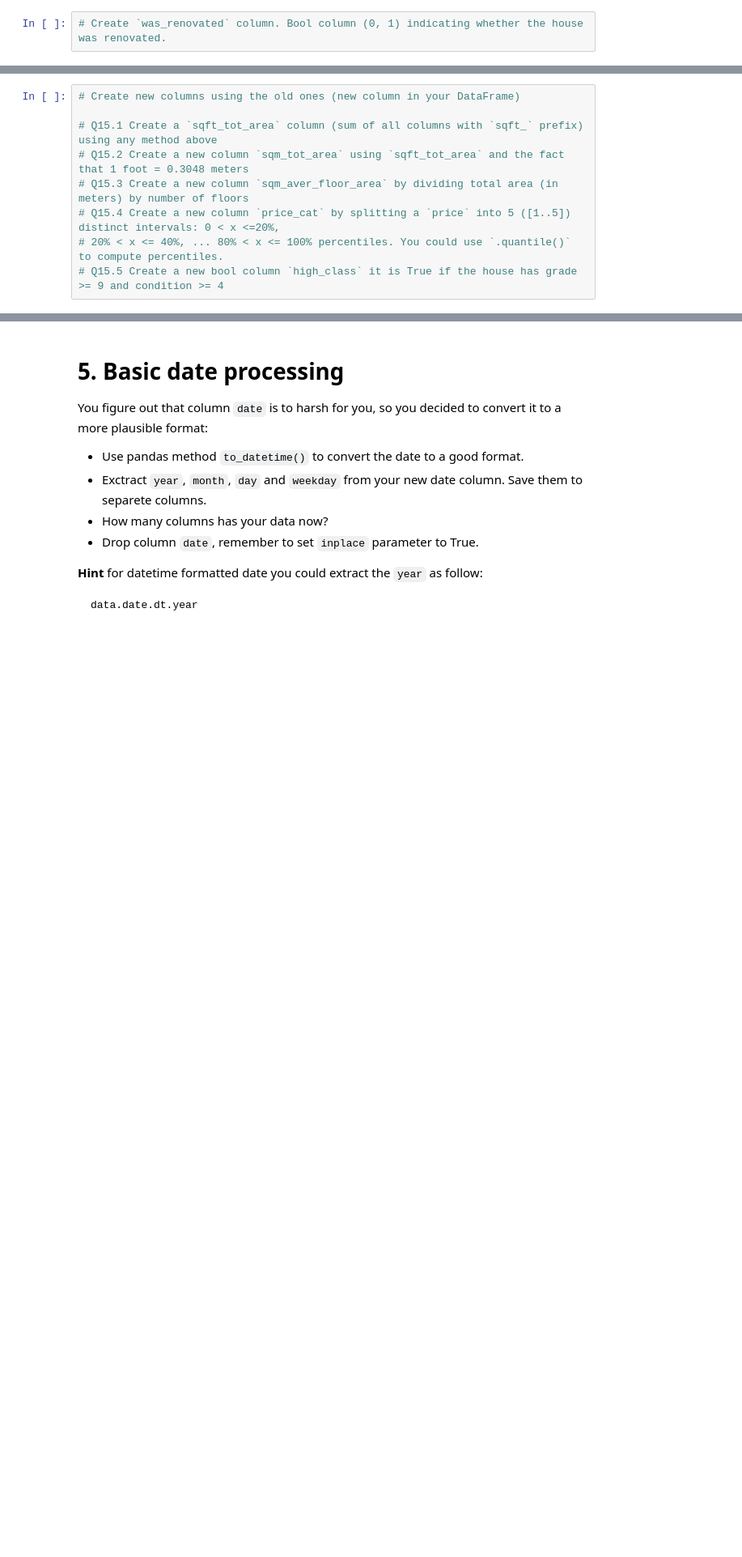
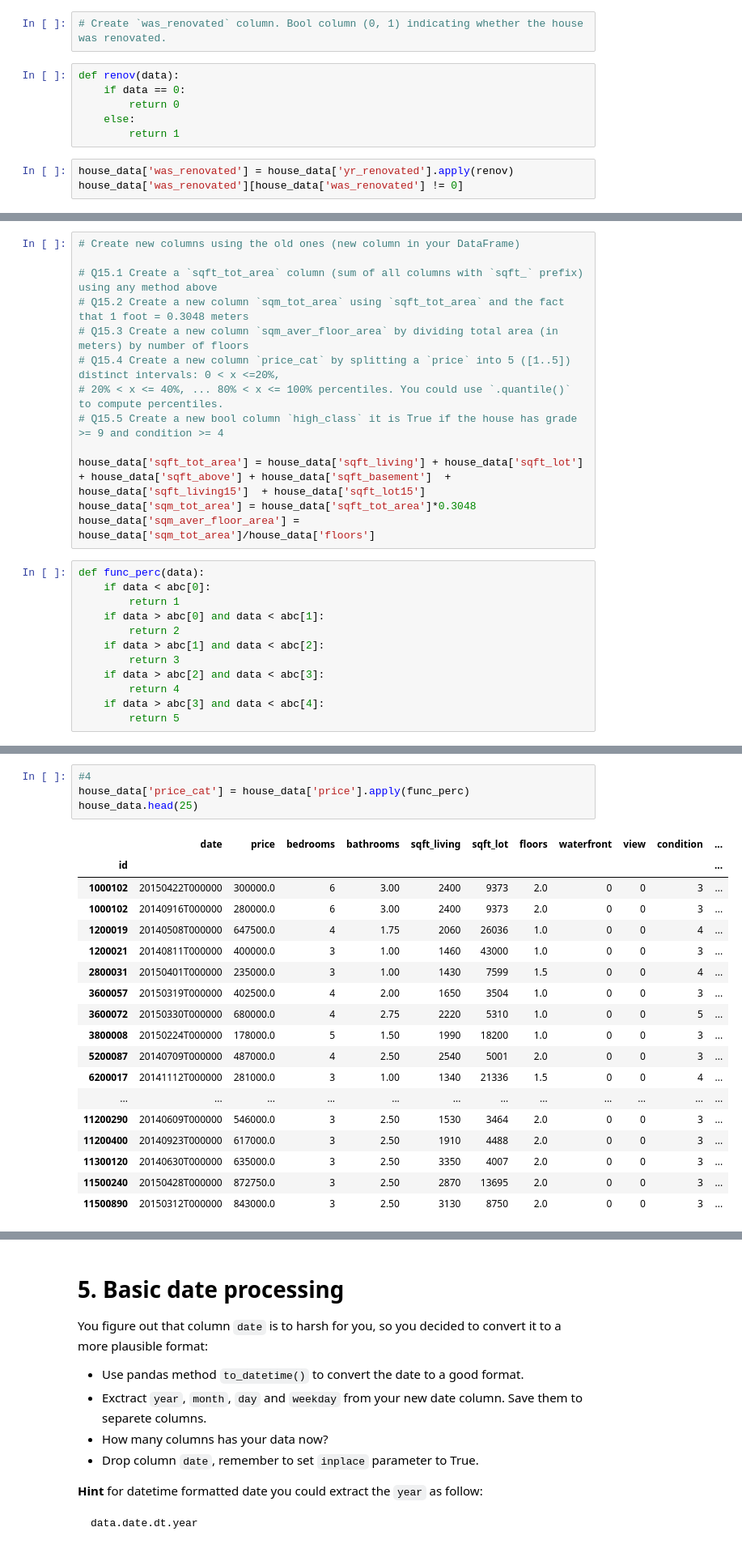
Before and after one commit to annenkova97/Intro2DS, a Jupyter notebook: HW1/hw1_tabular_data_regression.ipynb, the cells around one changed output, grey strips where cells are left out. Shown at 81% size. Cells and saved outputs as stored; diff of their text form; blank space fills up the shorter version.

```diff
--- a/HW1/hw1_tabular_data_regression.ipynb
+++ b/HW1/hw1_tabular_data_regression.ipynb
@@ -674,3 +702,12 @@ Many pandas methods has `axis` parameter `axis=0` refers to rows, `axis=1` refer
 ---
 # %%
 # Create `was_renovated` column. Bool column (0, 1) indicating whether the house was renovated.
+# %%
+def renov(data):
+    if data == 0:
+        return 0
+    else:
+        return 1
+# %%
+house_data['was_renovated'] = house_data['yr_renovated'].apply(renov)
+house_data['was_renovated'][house_data['was_renovated'] != 0]
@@ -683,3 +734,19 @@ Many pandas methods has `axis` parameter `axis=0` refers to rows, `axis=1` refer
 # Q15.4 Create a new column `price_cat` by splitting a `price` into 5 ([1..5]) distinct intervals: 0 < x <=20%,
 # 20% < x <= 40%, ... 80% < x <= 100% percentiles. You could use `.quantile()` to compute percentiles.
 # Q15.5 Create a new bool column `high_class` it is True if the house has grade >= 9 and condition >= 4
+
+house_data['sqft_tot_area'] = house_data['sqft_living'] + house_data['sqft_lot'] + house_data['sqft_above'] + house_data['sqft_basement']  + house_data['sqft_living15']  + house_data['sqft_lot15']
+house_data['sqm_tot_area'] = house_data['sqft_tot_area']*0.3048
+house_data['sqm_aver_floor_area'] = house_data['sqm_tot_area']/house_data['floors']
+# %%
+def func_perc(data):
+    if data < abc[0]:
+        return 1
+    if data > abc[0] and data < abc[1]:
+        return 2
+    if data > abc[1] and data < abc[2]:
+        return 3
+    if data > abc[2] and data < abc[3]:
+        return 4
+    if data > abc[3] and data < abc[4]:
+        return 5
@@ -685,0 +762,23 @@ Many pandas methods has `axis` parameter `axis=0` refers to rows, `axis=1` refer
+# %%
+#4
+house_data['price_cat'] = house_data['price'].apply(func_perc)
+house_data.head(25)
+# %% [output]
+|  | date | price | bedrooms | bathrooms | sqft_living | sqft_lot | floors | waterfront | view | condition | ... |
+| id |  |  |  |  |  |  |  |  |  |  | ... |
+| 1000102 | 20150422T000000 | 300000.0 | 6 | 3.00 | 2400 | 9373 | 2.0 | 0 | 0 | 3 | ... |
+| 1000102 | 20140916T000000 | 280000.0 | 6 | 3.00 | 2400 | 9373 | 2.0 | 0 | 0 | 3 | ... |
+| 1200019 | 20140508T000000 | 647500.0 | 4 | 1.75 | 2060 | 26036 | 1.0 | 0 | 0 | 4 | ... |
+| 1200021 | 20140811T000000 | 400000.0 | 3 | 1.00 | 1460 | 43000 | 1.0 | 0 | 0 | 3 | ... |
+| 2800031 | 20150401T000000 | 235000.0 | 3 | 1.00 | 1430 | 7599 | 1.5 | 0 | 0 | 4 | ... |
+| 3600057 | 20150319T000000 | 402500.0 | 4 | 2.00 | 1650 | 3504 | 1.0 | 0 | 0 | 3 | ... |
+| 3600072 | 20150330T000000 | 680000.0 | 4 | 2.75 | 2220 | 5310 | 1.0 | 0 | 0 | 5 | ... |
+| 3800008 | 20150224T000000 | 178000.0 | 5 | 1.50 | 1990 | 18200 | 1.0 | 0 | 0 | 3 | ... |
+| 5200087 | 20140709T000000 | 487000.0 | 4 | 2.50 | 2540 | 5001 | 2.0 | 0 | 0 | 3 | ... |
+| 6200017 | 20141112T000000 | 281000.0 | 3 | 1.00 | 1340 | 21336 | 1.5 | 0 | 0 | 4 | ... |
+| ... | ... | ... | ... | ... | ... | ... | ... | ... | ... | ... | ... |
+| 11200290 | 20140609T000000 | 546000.0 | 3 | 2.50 | 1530 | 3464 | 2.0 | 0 | 0 | 3 | ... |
+| 11200400 | 20140923T000000 | 617000.0 | 3 | 2.50 | 1910 | 4488 | 2.0 | 0 | 0 | 3 | ... |
+| 11300120 | 20140630T000000 | 635000.0 | 3 | 2.50 | 3350 | 4007 | 2.0 | 0 | 0 | 3 | ... |
+| 11500240 | 20150428T000000 | 872750.0 | 3 | 2.50 | 2870 | 13695 | 2.0 | 0 | 0 | 3 | ... |
+| 11500890 | 20150312T000000 | 843000.0 | 3 | 2.50 | 3130 | 8750 | 2.0 | 0 | 0 | 3 | ... |
```
Also changed, not shown: parts of 38 cells of this notebook.
